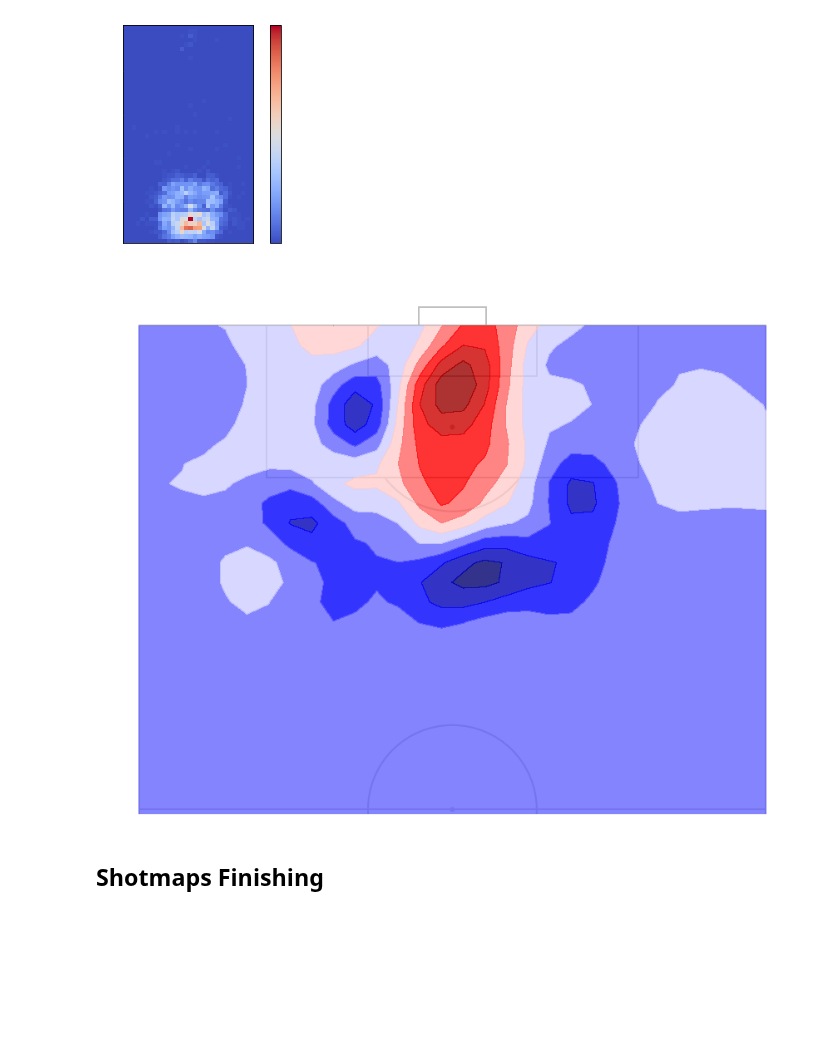
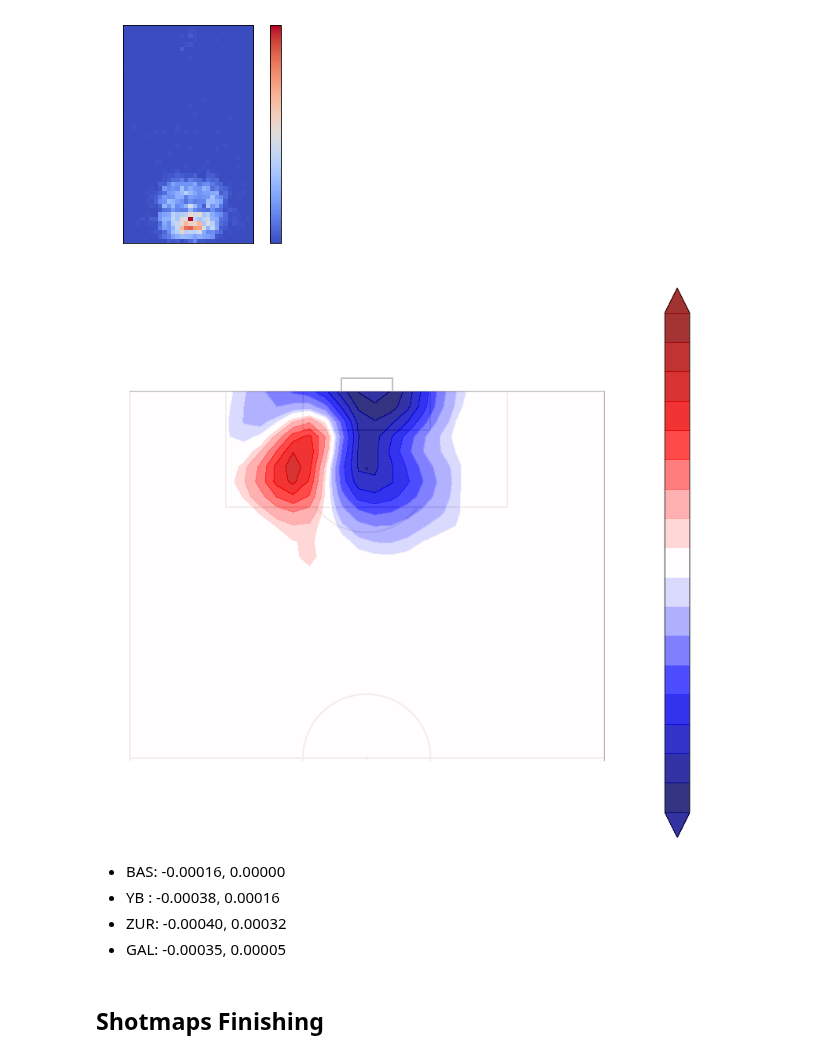
Before and after one commit to TK5-Tim/ds-projects, a Jupyter notebook: rsl/shotmaps.ipynb, the cells around one changed output. Drawn from its saved outputs; the diff is of its cells as text; code cells hidden in the pictures; blank space fills up the shorter version.

```diff
--- a/rsl/shotmaps.ipynb
+++ b/rsl/shotmaps.ipynb
@@ -390,11 +395,9 @@ array(['YB', 'LUZ', 'GAL', 'LAU', 'LUG', 'ZUR', 'GRA', 'BAS', 'SER',
 xdim, ydim = 50, 30
 league_shot_surface = np.zeros((xdim, ydim), dtype=np.float)
 team_shot_surface = np.zeros((xdim, ydim), dtype=np.float)
-
-league_shot_points= np.array([df_shots.loc[df_shots['situation']!='Penalty', 'x_coord'], df_shots.loc[df_shots['situation']!='Penalty','y_coord']]).T
-team = 'YB'
-team_shot_points = np.array([df_shots.loc[(df_shots['situation']!='Penalty') & (df_shots['team_short'] ==team),'x_coord'], df_shots.loc[(df_shots['situation']!='Penalty') & (df_shots['team_short'] ==team),'y_coord']]).T
-
+team = 'LUG'
+team_shot_points = np.array([df_shots.loc[(df_shots['situation']!='FreeKick') & (df_shots['situation']!='SetPiece') &(df_shots['situation']!='Penalty')& (df_shots['team_short'] ==team),'x_coord'], df_shots.loc[(df_shots['situation']!='FreeKick') & (df_shots['situation']!='SetPiece') &(df_shots['situation']!='Penalty')& (df_shots['team_short'] ==team),'y_coord'],df_shots.loc[(df_shots['situation']!='FreeKick') & (df_shots['situation']!='SetPiece') &(df_shots['situation']!='Penalty')& (df_shots['team_short'] ==team),'expected_goals']]).T
+league_shot_points = np.array([df_shots.loc[(df_shots['situation']!='FreeKick') & (df_shots['situation']!='SetPiece') &(df_shots['situation']!='Penalty'),'x_coord'], df_shots.loc[(df_shots['situation']!='FreeKick') & (df_shots['situation']!='SetPiece') &(df_shots['situation']!='Penalty'),'y_coord'],df_shots.loc[(df_shots['situation']!='FreeKick') & (df_shots['situation']!='SetPiece') &(df_shots['situation']!='Penalty'),'expected_goals']]).T
 x_bins = np.linspace(0,105, xdim)
 y_bins = np.linspace(0,68, ydim)
 # %%
@@ -417,16 +420,25 @@ plt.show()
 # %%
 pitch = VerticalPitch('uefa',pad_bottom=0.5, half=True, goal_type='box', goal_alpha=0.8)
 fig, ax = pitch.draw(figsize=(12,10))
 z = diff_team_shot_surface
-ax.contourf(y_bins,x_bins, z, zorder=2, levels=10, alpha=0.8, cmap='seismic')
-
+levels = [-0.0004,-0.00035,-0.0003,-0.00025,-0.0002,-0.00015,-0.0001,-0.00005,-0.000025,0.000025,0.00005,0.0001,0.00015,0.0002,0.00025,0.0003,0.00035,0.0004]
+sm = ax.contourf(y_bins,x_bins, z, zorder=2, levels=levels, alpha=0.8, cmap='seismic', extend='both')
+sm.cmap.set_under('darkblue')
+sm.cmap.set_over('darkred')
 ax.set_aspect(1)
 ax.axis('off')
+
+cbar = fig.colorbar(sm)
+
 plt.show()
-
 fig.savefig('figs/{}-shotmap.jpg'.format(team.lower()),bbox_inches='tight')
 # %% [output]
-[figure, old version]
+[figure, new version]
+# %% [markdown]
+- BAS: -0.00016, 0.00000
+- YB : -0.00038, 0.00016
+- ZUR: -0.00040, 0.00032
+- GAL: -0.00035, 0.00005
 # %% [markdown]
 ## Shotmaps Finishing
 # %%
```
Also changed, not shown: parts of 6 cells of this notebook, 14 other files.
